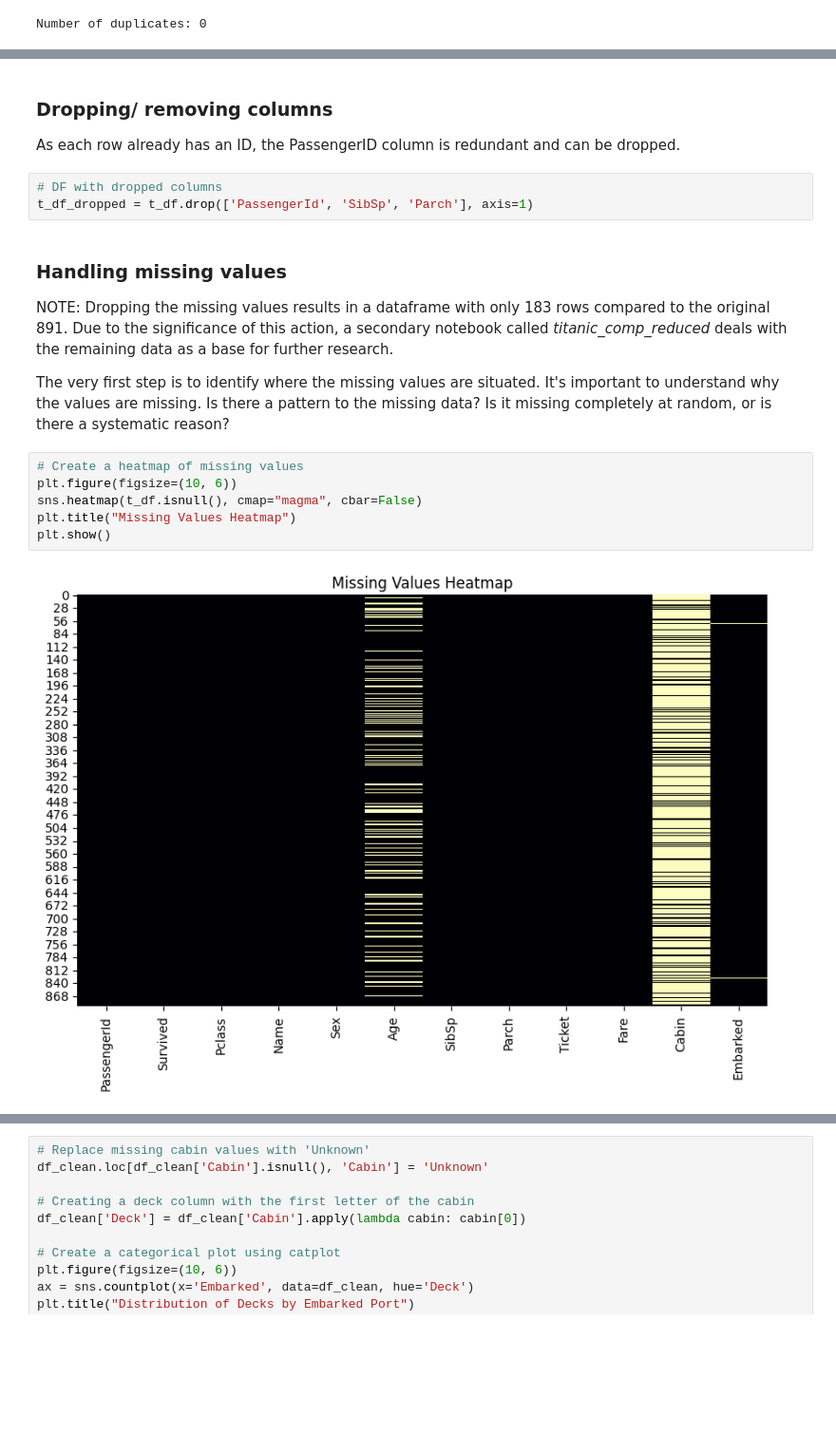
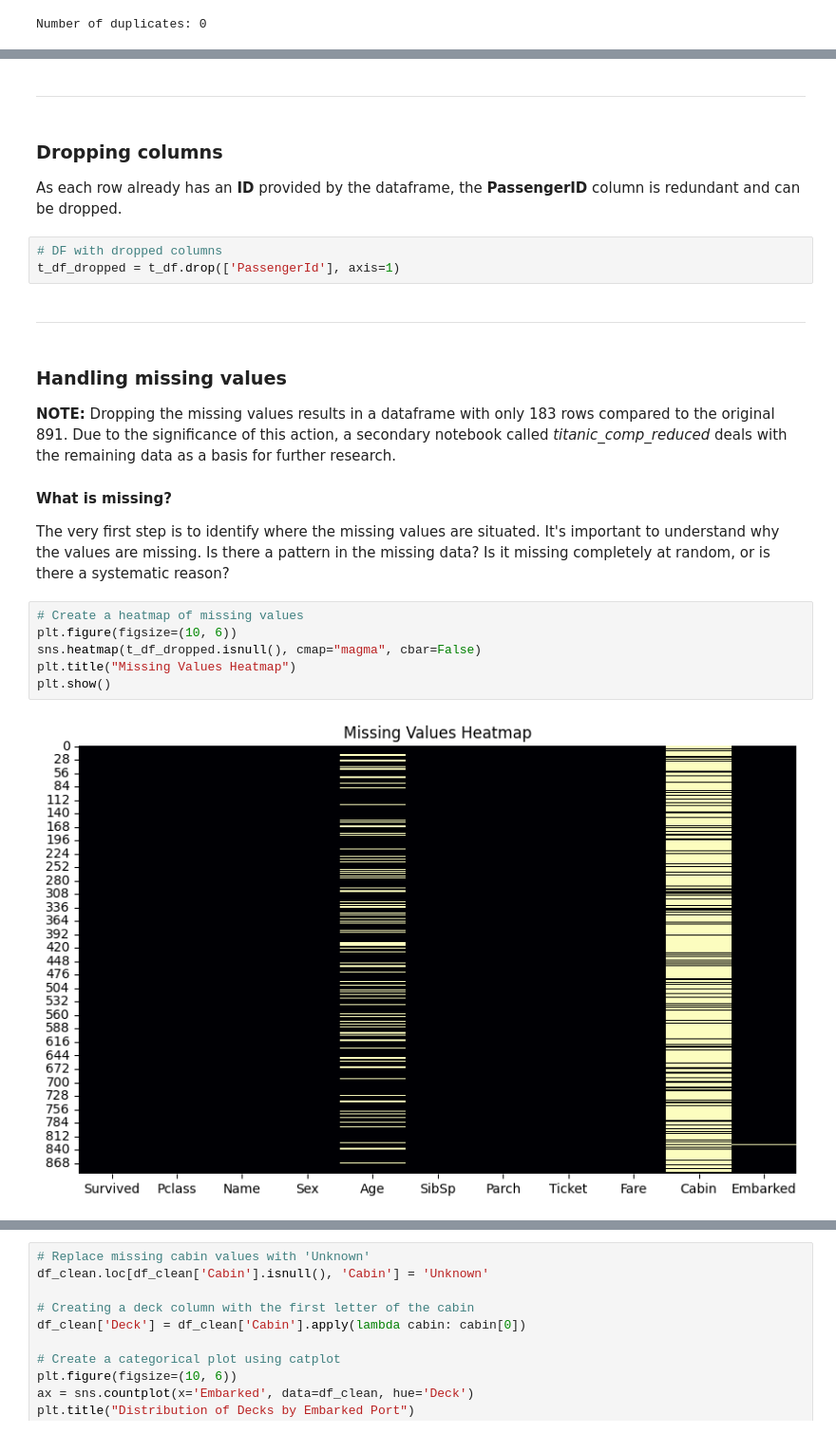
Before and after one commit to n3ur0mancer/kaggle_titanic_competition, a Jupyter notebook: titanic_comp_full.ipynb, the cells around one changed output, grey strips where cells are left out. Shown at 95% size. Saved outputs shown, nothing was run; the diff lists cells and outputs as text; blank space fills up the shorter version.

```diff
--- a/titanic_comp_full.ipynb
+++ b/titanic_comp_full.ipynb
@@ -94,22 +117,29 @@ Number of duplicates: 0
+# %% [markdown]
+---
 # %% [markdown]
-### Dropping/ removing columns
+### Dropping columns
 
-As each row already has an ID, the PassengerID column is redundant and can be dropped.
+As each row already has an **ID** provided by the dataframe, the **PassengerID** column is redundant and can be dropped.
 # %%
 # DF with dropped columns
-t_df_dropped = t_df.drop(['PassengerId', 'SibSp', 'Parch'], axis=1)
+t_df_dropped = t_df.drop(['PassengerId'], axis=1)
+# %% [markdown]
+---
 # %% [markdown]
 ### Handling missing values
 
-NOTE: Dropping the missing values results in a dataframe with only 183 rows compared to the original 891. Due to the significance of this action, a secondary notebook called *titanic_comp_reduced* deals with the remaining data as a base for further research.
+**NOTE:** Dropping the missing values results in a dataframe with only 183 rows compared to the original 891. Due to the significance of this action, a secondary notebook called *titanic_comp_reduced* deals with the remaining data as a basis for further research.
 
-The very first step is to identify where the missing values are situated. It's important to understand why the values are missing. Is there a pattern to the missing data? Is it missing completely at random, or is there a systematic reason?
+
+#### What is missing?
+
+The very first step is to identify where the missing values are situated. It's important to understand why the values are missing. Is there a pattern in the missing data? Is it missing completely at random, or is there a systematic reason?
 # %%
 # Create a heatmap of missing values
 plt.figure(figsize=(10, 6))
-sns.heatmap(t_df.isnull(), cmap="magma", cbar=False)
+sns.heatmap(t_df_dropped.isnull(), cmap="magma", cbar=False)
 plt.title("Missing Values Heatmap")
 plt.show()
 # %% [output]
-[figure, old version]
+[figure, new version]
 # %% [markdown]
```
Also changed, not shown: parts of 26 cells of this notebook.
